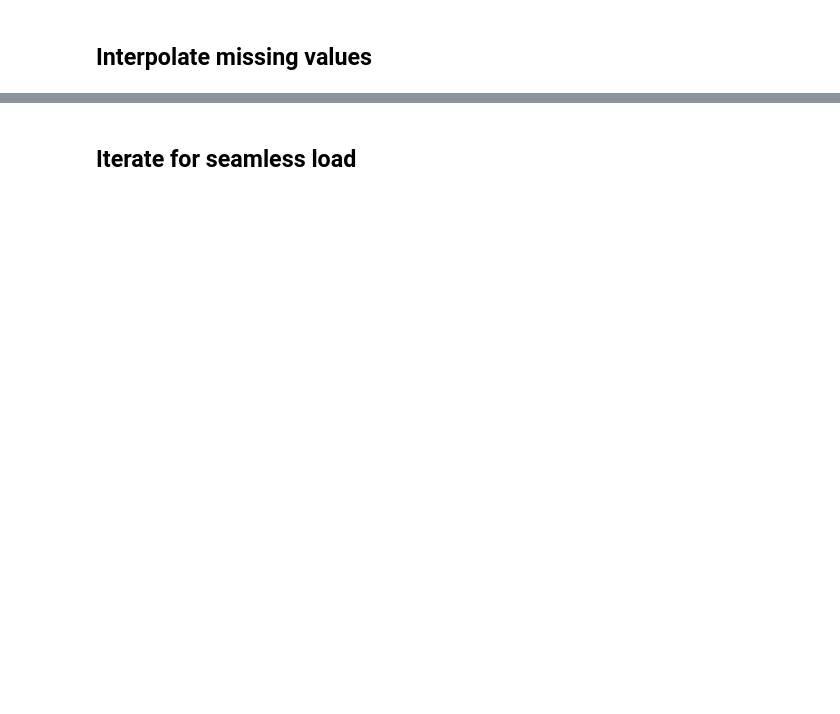
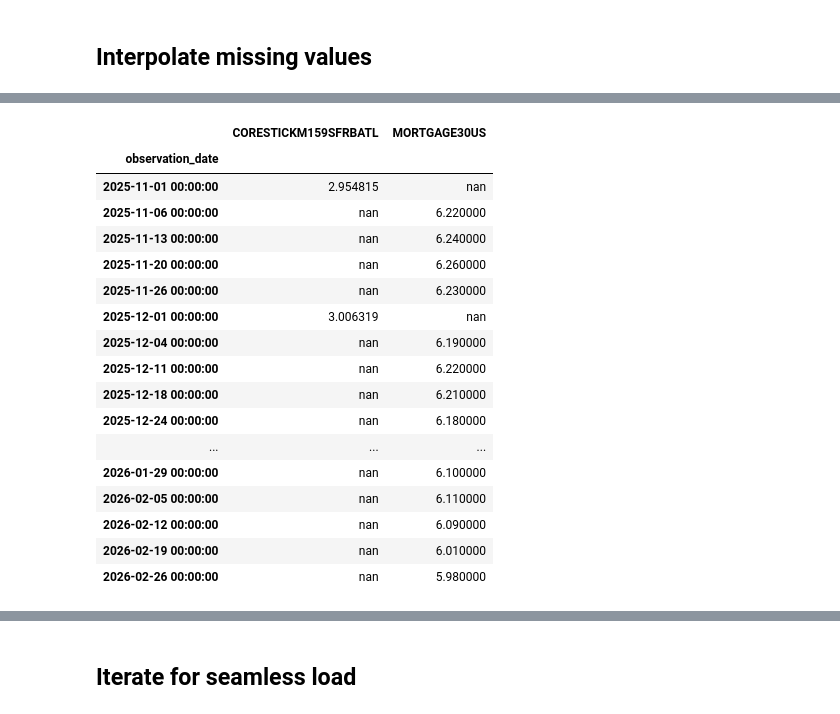
Before and after one commit to emurph91/practical-python-for-time-series-analysis-5452014, a Jupyter notebook: notebooks/CH01_Join/Start.ipynb, the cells around one changed output, grey strips where cells are left out. Drawn from its saved outputs; the diff is of its cells as text; code cells hidden in the pictures; blank space fills up the shorter version.

```diff
--- a/notebooks/CH01_Join/Start.ipynb
+++ b/notebooks/CH01_Join/Start.ipynb
@@ -107,0 +105,22 @@ df["Close"].plot()
+# %%
+df= pd.concat(objs=[df1, df2], axis=1)
+df.tail(20).style
+# %% [output]
+|  | CORESTICKM159SFRBATL | MORTGAGE30US |
+| observation_date |  |  |
+| 2025-11-01 00:00:00 | 2.954815 | nan |
+| 2025-11-06 00:00:00 | nan | 6.220000 |
+| 2025-11-13 00:00:00 | nan | 6.240000 |
+| 2025-11-20 00:00:00 | nan | 6.260000 |
+| 2025-11-26 00:00:00 | nan | 6.230000 |
+| 2025-12-01 00:00:00 | 3.006319 | nan |
+| 2025-12-04 00:00:00 | nan | 6.190000 |
+| 2025-12-11 00:00:00 | nan | 6.220000 |
+| 2025-12-18 00:00:00 | nan | 6.210000 |
+| 2025-12-24 00:00:00 | nan | 6.180000 |
+| ... | ... | ... |
+| 2026-01-29 00:00:00 | nan | 6.100000 |
+| 2026-02-05 00:00:00 | nan | 6.110000 |
+| 2026-02-12 00:00:00 | nan | 6.090000 |
+| 2026-02-19 00:00:00 | nan | 6.010000 |
+| 2026-02-26 00:00:00 | nan | 5.980000 |
```
Also changed, not shown: parts of 31 cells of this notebook.
